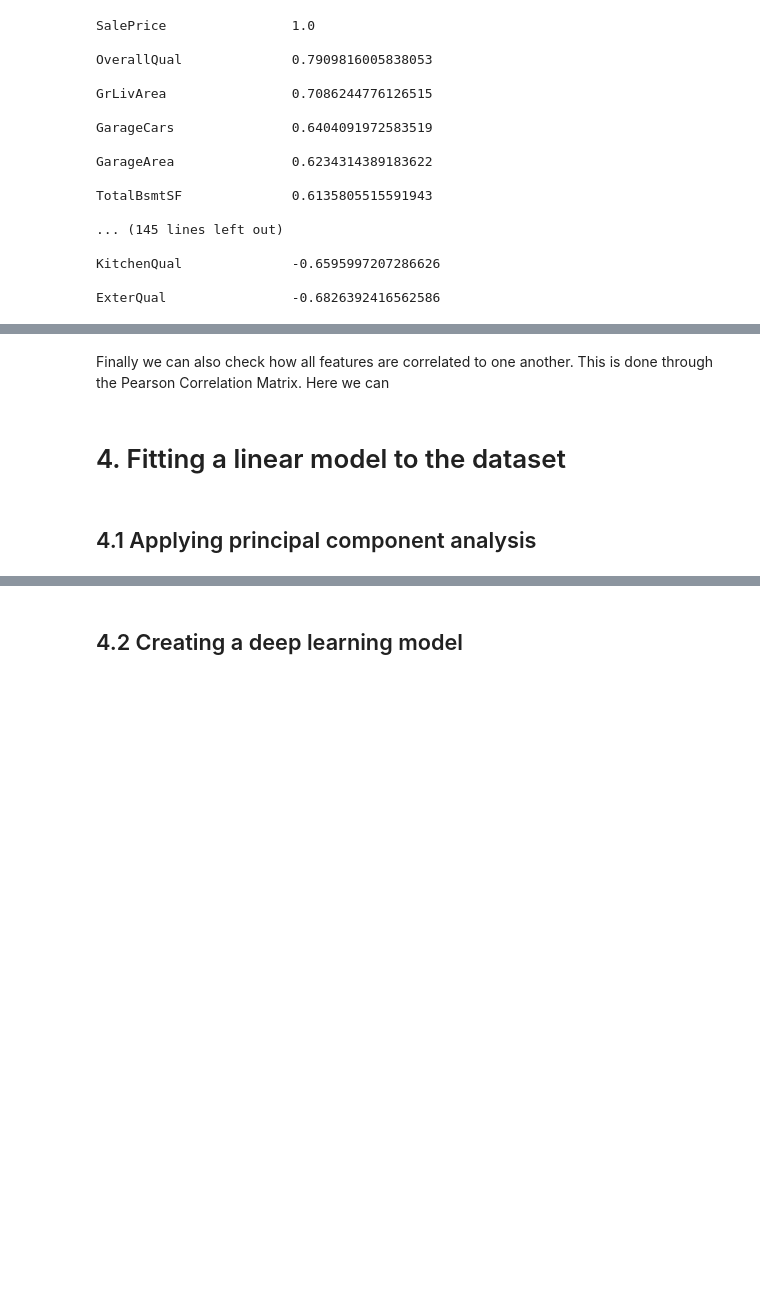
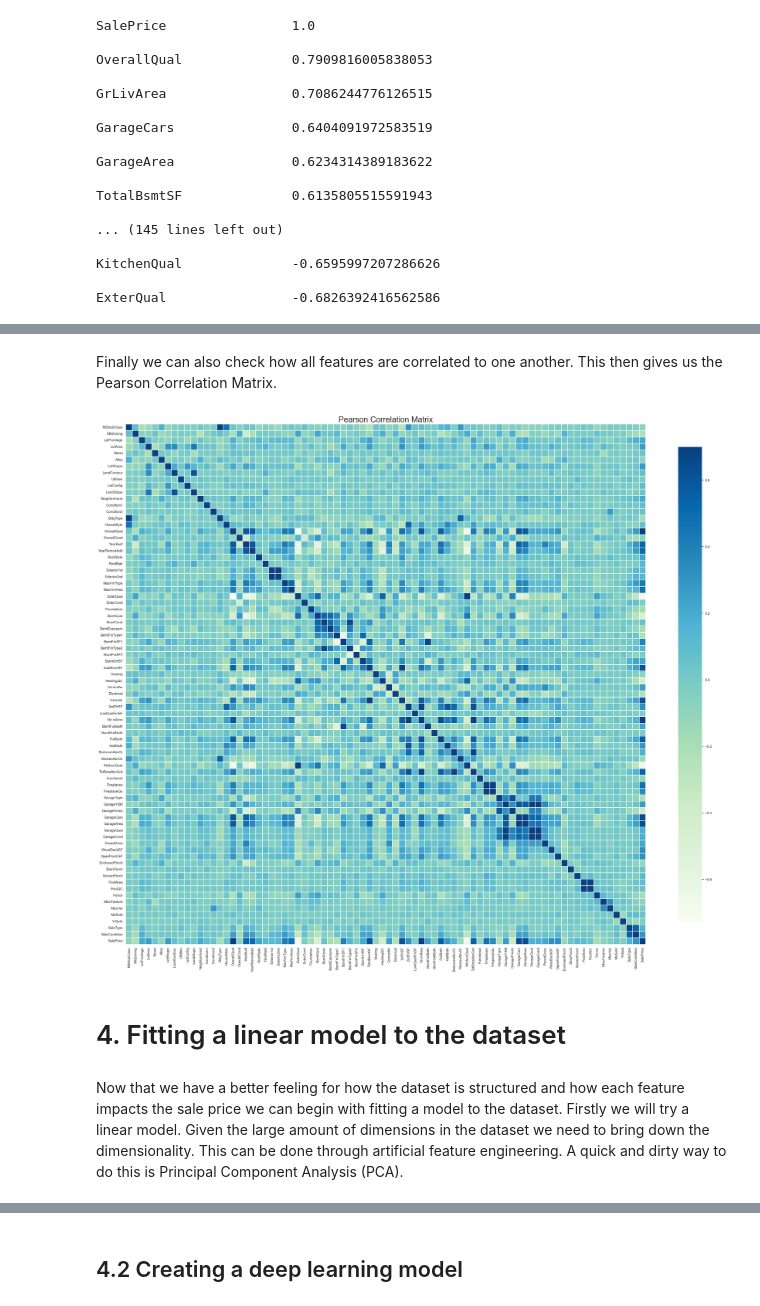
Before and after one commit to TheKnight1993/MLweek8, a Jupyter notebook: notebook.ipynb, the cells around one changed output, grey strips where cells are left out. Saved outputs shown, nothing was run; the diff lists cells and outputs as text; code cells hidden in the pictures; blank space fills up the shorter version.

Commit message:
a lot of code done
Co-authored-by: Mathieu Demeestere <coolxm@users.noreply.github.com>

```diff
--- a/notebook.ipynb
+++ b/notebook.ipynb
@@ -262,6 +270,16 @@ plt.tight_layout()
 # %% [markdown]
-Finally we can also check how all features are correlated to one another. This is done through the Pearson Correlation Matrix. Here we can
+Finally we can also check how all features are correlated to one another. This then gives us the Pearson Correlation Matrix.
+# %%
+sns.set_theme(style='whitegrid', font_scale=1)
+
+plt.figure(figsize=(30,30))
+plt.title('Pearson Correlation Matrix',fontsize=25)
+sns.heatmap(train_csv.drop('Id', axis=1).corr(),linewidths=0.1,vmax=0.7,square=True,cmap="GnBu",linecolor='w',
+            annot=False, annot_kws={"size":7}, cbar_kws={"shrink": .7})
+plt.tight_layout()
+# %% [output]
+[figure, added]
 # %% [markdown]
 # 4. Fitting a linear model to the dataset
-# %% [markdown]
-## 4.1 Applying principal component analysis
+# %% [markdown]
+Now that we have a better feeling for how the dataset is structured and how each feature impacts the sale price we can begin with fitting a model to the dataset. Firstly we will try a linear model. Given the large amount of dimensions in the dataset we need to bring down the dimensionality. This can be done through artificial feature engineering. A quick and dirty way to do this is Principal Component Analysis (PCA).
```
Also changed, not shown: parts of 21 cells of this notebook.
